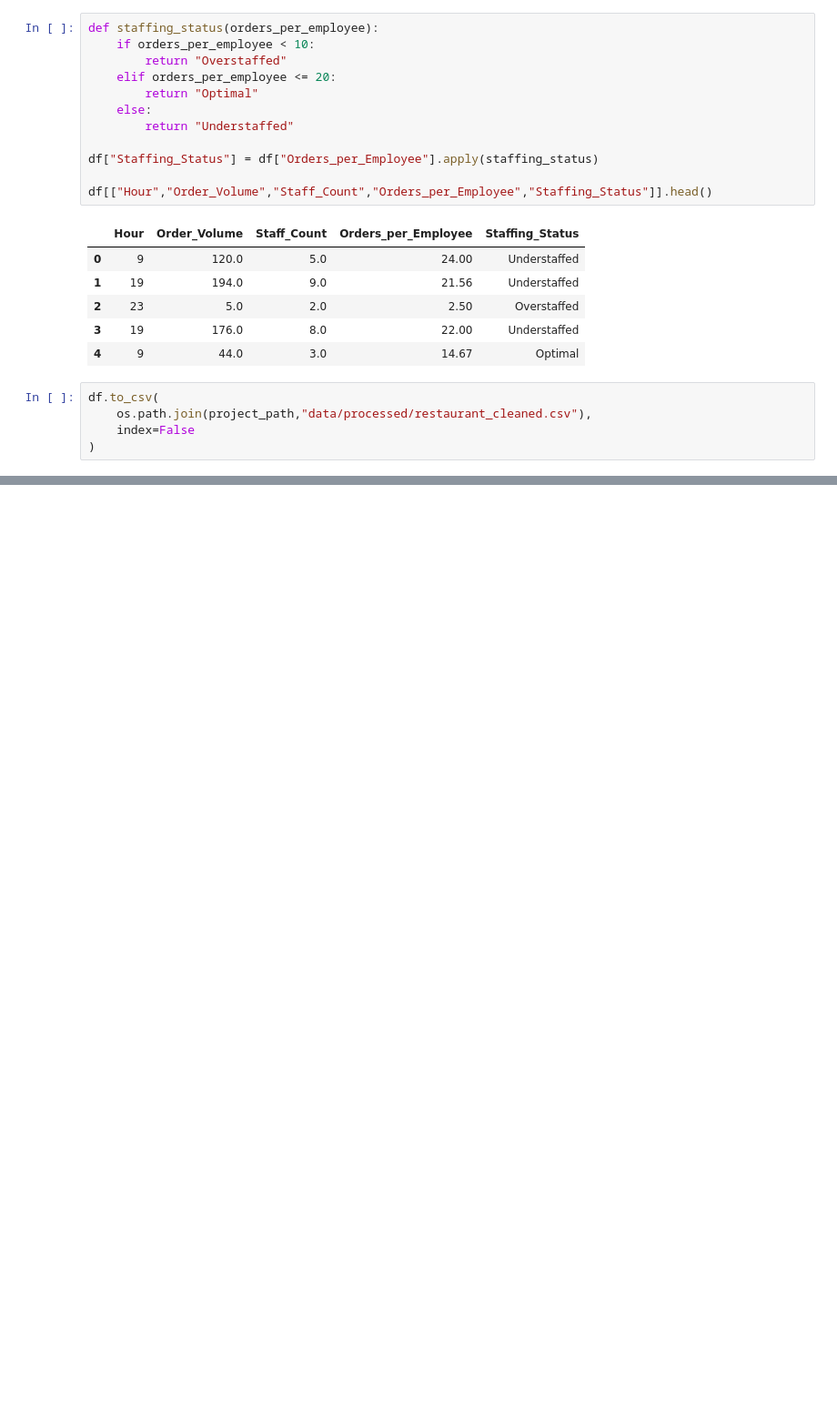
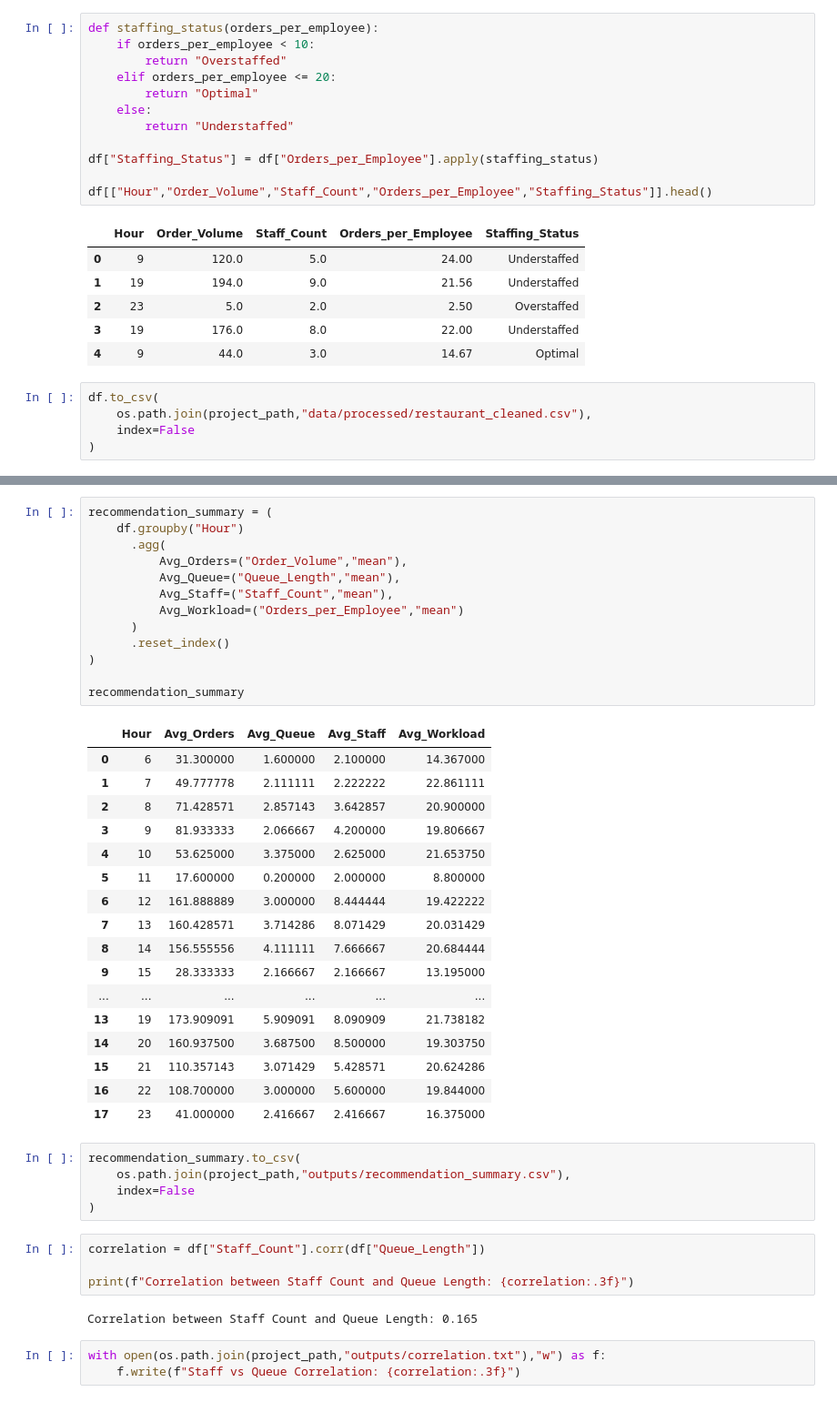
Before and after one commit to Rukshana-S/mcd-staffing-demand-prediction, a Jupyter notebook: Restaurant_Staffing_Analysis.ipynb, the cells around one changed output, grey strips where cells are left out. Shown at 91% size. Cells and saved outputs as stored; diff of their text form; blank space fills up the shorter version.

Commit message:
Analyze relationship between staffing and queue length

```diff
--- a/Restaurant_Staffing_Analysis.ipynb
+++ b/Restaurant_Staffing_Analysis.ipynb
@@ -583,0 +610,45 @@ df.to_csv(
+# %%
+recommendation_summary = (
+    df.groupby("Hour")
+      .agg(
+          Avg_Orders=("Order_Volume","mean"),
+          Avg_Queue=("Queue_Length","mean"),
+          Avg_Staff=("Staff_Count","mean"),
+          Avg_Workload=("Orders_per_Employee","mean")
+      )
+      .reset_index()
+)
+
+recommendation_summary
+# %% [output]
+|  | Hour | Avg_Orders | Avg_Queue | Avg_Staff | Avg_Workload |
+| 0 | 6 | 31.300000 | 1.600000 | 2.100000 | 14.367000 |
+| 1 | 7 | 49.777778 | 2.111111 | 2.222222 | 22.861111 |
+| 2 | 8 | 71.428571 | 2.857143 | 3.642857 | 20.900000 |
+| 3 | 9 | 81.933333 | 2.066667 | 4.200000 | 19.806667 |
+| 4 | 10 | 53.625000 | 3.375000 | 2.625000 | 21.653750 |
+| 5 | 11 | 17.600000 | 0.200000 | 2.000000 | 8.800000 |
+| 6 | 12 | 161.888889 | 3.000000 | 8.444444 | 19.422222 |
+| 7 | 13 | 160.428571 | 3.714286 | 8.071429 | 20.031429 |
+| 8 | 14 | 156.555556 | 4.111111 | 7.666667 | 20.684444 |
+| 9 | 15 | 28.333333 | 2.166667 | 2.166667 | 13.195000 |
+| ... | ... | ... | ... | ... | ... |
+| 13 | 19 | 173.909091 | 5.909091 | 8.090909 | 21.738182 |
+| 14 | 20 | 160.937500 | 3.687500 | 8.500000 | 19.303750 |
+| 15 | 21 | 110.357143 | 3.071429 | 5.428571 | 20.624286 |
+| 16 | 22 | 108.700000 | 3.000000 | 5.600000 | 19.844000 |
+| 17 | 23 | 41.000000 | 2.416667 | 2.416667 | 16.375000 |
+# %%
+recommendation_summary.to_csv(
+    os.path.join(project_path,"outputs/recommendation_summary.csv"),
+    index=False
+)
+# %%
+correlation = df["Staff_Count"].corr(df["Queue_Length"])
+
+print(f"Correlation between Staff Count and Queue Length: {correlation:.3f}")
+# %% [output]
+Correlation between Staff Count and Queue Length: 0.165
+# %%
+with open(os.path.join(project_path,"outputs/correlation.txt"),"w") as f:
+    f.write(f"Staff vs Queue Correlation: {correlation:.3f}")
```
Also changed, not shown: parts of 1 cell of this notebook.
